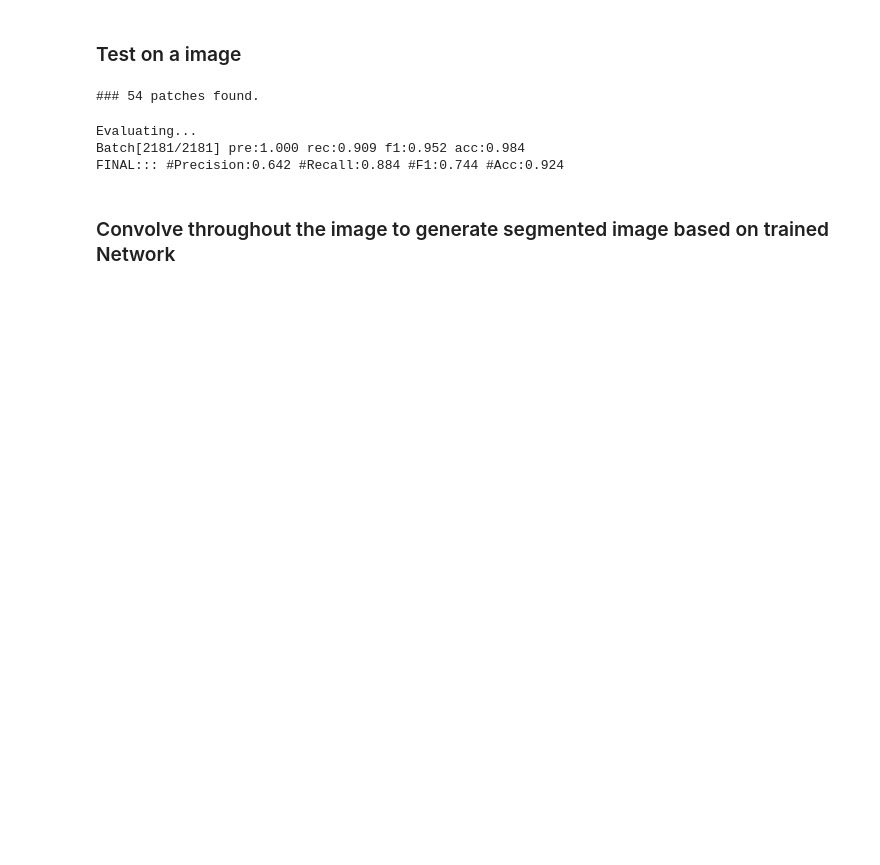
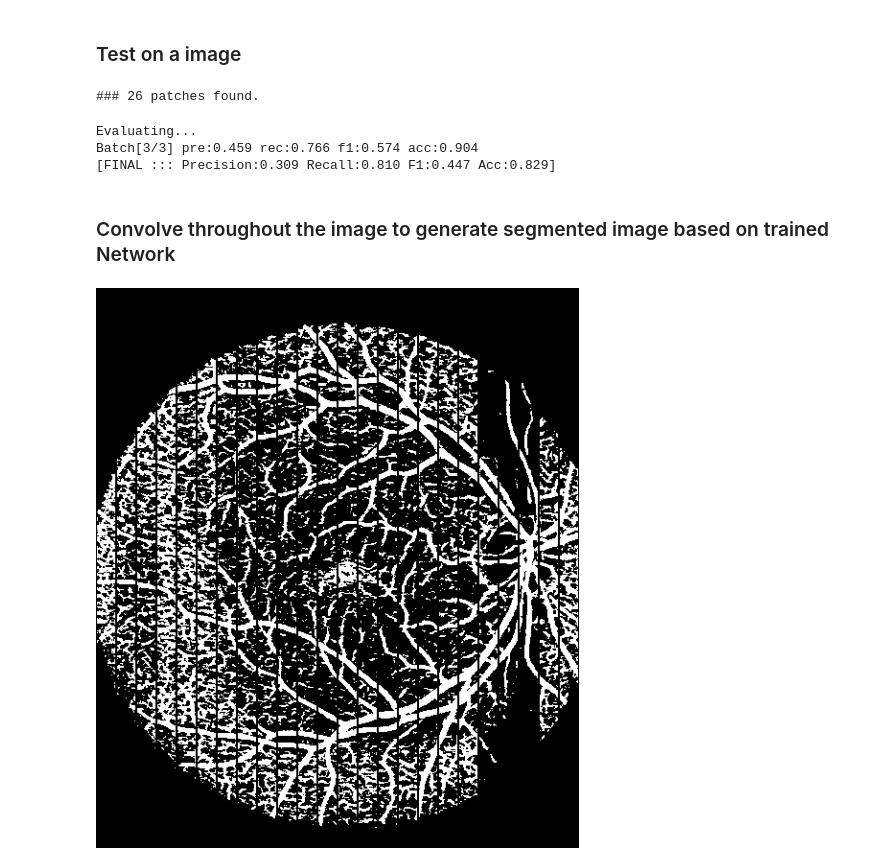
Before and after one commit to sraashis/deepdyn, a Jupyter notebook: notebook/HYBRIDNET_PyTORCH.ipynb, the cells around one changed output. Saved outputs shown, nothing was run; the diff lists cells and outputs as text; code cells hidden in the pictures; blank space fills up the shorter version.

```diff
--- a/notebook/HYBRIDNET_PyTORCH.ipynb
+++ b/notebook/HYBRIDNET_PyTORCH.ipynb
@@ -187,10 +193,10 @@ transform_val = transforms.Compose([
         transforms.ToTensor()
     ])
 
-validation_set = PatchesGenerator(Dirs=ValidationDirs, train_image_size=(patch_w, patch_w),
+validation_set = PatchesGenerator(Dirs=ValidationDirs, patch_rows=patch_rows,
                                        transform=transform_val,
                                        fget_mask=get_mask_file_test,
-                                       fget_truth=get_ground_truth_file)
+                                       fget_truth=get_ground_truth_file, mode='train')
 
 validation_size = validation_set.__len__() if validation_size is None else validation_size
 validationloader = torch.utils.data.DataLoader(validation_set, batch_size=batch_size,
@@ -205,7 +211,7 @@ validationloader = torch.utils.data.DataLoader(validation_set, batch_size=batch_
 trainer = SimpleNNTrainer(model=net, checkpoint_dir=Dirs['checkpoint'], checkpoint_file=checkpoint_file)
 # trainer.resume_from_checkpoint()
 trainer.train(optimizer=optimizer, dataloader=trainloader, epochs=epochs, use_gpu=use_gpu,
-              validationloader=validationloader)
+              validationloader=validationloader, log_frequency=20)
 # trainer.resume_from_checkpoint()
 # %% [output]
 Training...
@@ -244,23 +228,23 @@ transform_test = transforms.Compose([
         transforms.ToTensor()
     ])
 
-testset = PatchesGenerator(Dirs=TestDirs, train_image_size=(patch_w, patch_h),
+testset = PatchesGenerator(Dirs=TestDirs, patch_rows=patch_rows,
                                 transform=transform_test,
                                 fget_mask=get_mask_file_test,
                                 fget_truth=get_ground_truth_file,
-                                segment_mode=True)
+                                 pixel_offset=patch_cols, mode='eval')
 
 sampler=WeightedRandomSampler(np.ones(testset.__len__()), 100000, replacement=False)
-testloader = torch.utils.data.DataLoader(testset, batch_size=100,
+testloader = torch.utils.data.DataLoader(testset, batch_size=10,
                                           shuffle=False, num_workers=3, sampler=None)
 # %% [output]
-### 54 patches found.
+### 26 patches found.
 # %%
-IDs, IJs, scores, y_pred, y_true = trainer.evaluate(dataloader=testloader, use_gpu=use_gpu, force_checkpoint=False)
+IJs, scores, y_pred, y_true = trainer.evaluate(dataloader=testloader, use_gpu=use_gpu, force_checkpoint=False)
 # mnt.plot_confusion_matrix(y_pred=y_pred, y_true=y_true, classes=classes)
 # %% [output]
 Evaluating...
-Batch[2181/2181] pre:1.000 rec:0.909 f1:0.952 acc:0.984
-FINAL::: #Precision:0.642 #Recall:0.884 #F1:0.744 #Acc:0.924
+Batch[3/3] pre:0.459 rec:0.766 f1:0.574 acc:0.904
+[FINAL ::: Precision:0.309 Recall:0.810 F1:0.447 Acc:0.829]
 # %% [markdown]
 ### Convolve throughout the image to generate segmented image based on trained Network
@@ -274,0 +251,13 @@ for val in zip(IDs, IJs, sc):
+# %%
+# IMG.fromarray(np.array(y_pred.reshape(584, 54/6)*255, dtype=np.uint8))
+i = np.array(y_pred[0]*255, dtype=np.uint8)
+j = np.array(y_pred[1]*255, dtype=np.uint8)
+# IMG.fromarray(np.stack(i, j))np.column_stack
+acc = np.column_stack((i,j))
+for k in range(2, 24):
+    l = np.array(y_pred[k]*255, dtype=np.uint8)
+    acc = np.column_stack((acc, l))
+
+IMG.fromarray(acc)
+# %% [output]
+[figure, added]
```
Also changed, not shown: parts of 20 cells of this notebook, 5 other files.
